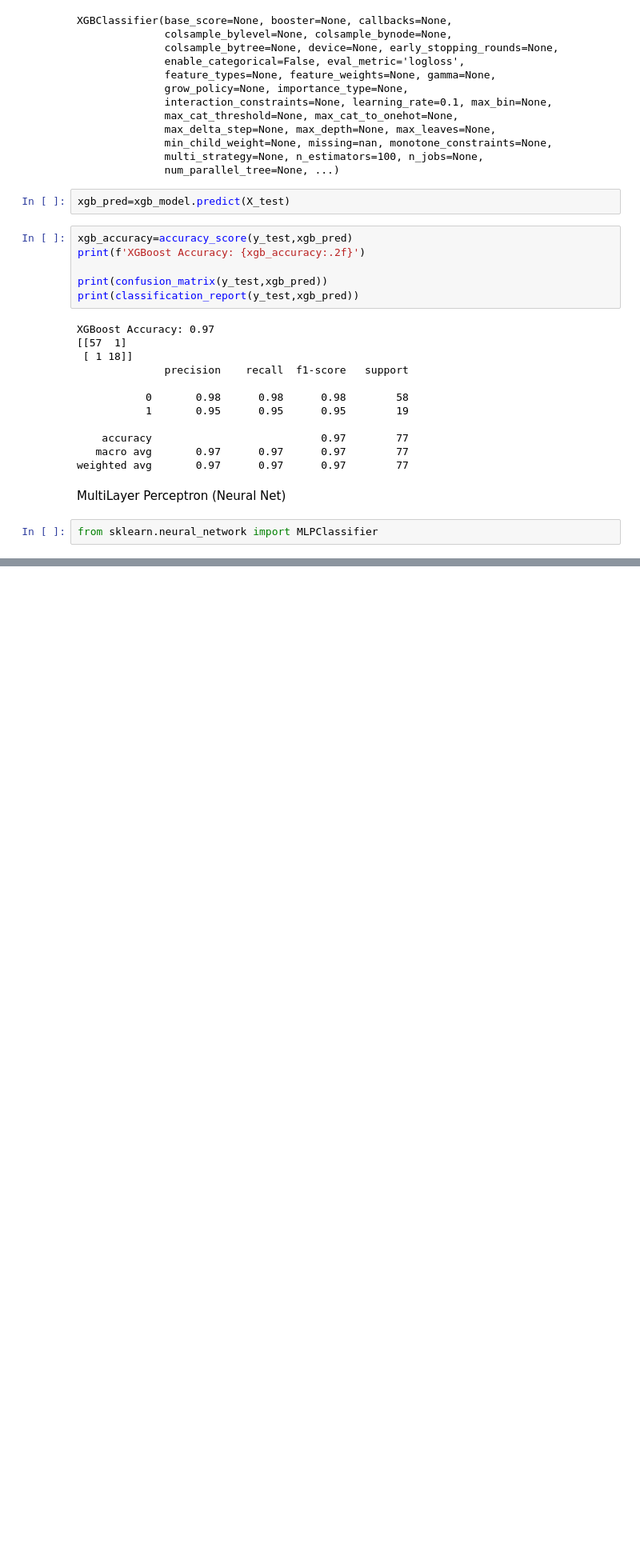
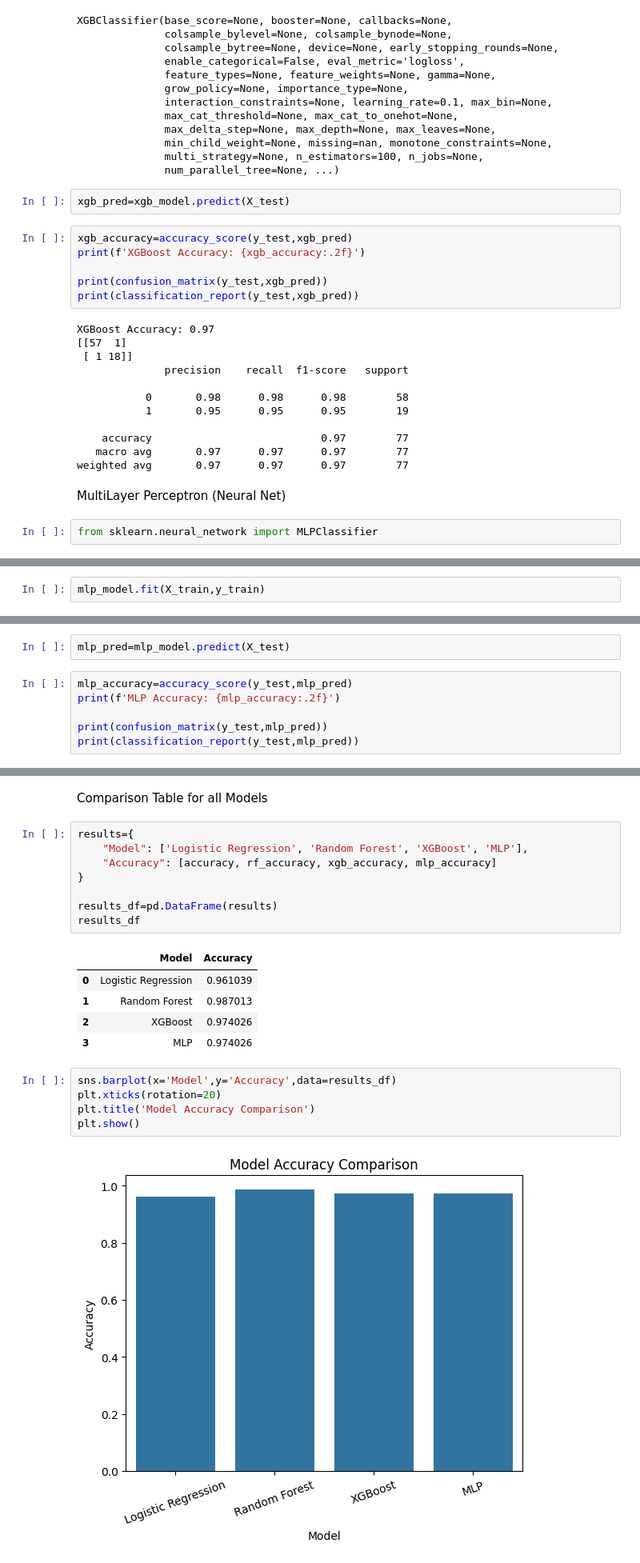
Before and after one commit to AyushBhxrdwaj/ThyroidCancer_recurrence, a Jupyter notebook: main.ipynb, the cells around one changed output, grey strips where cells are left out. Shown at 80% size. Drawn from its saved outputs; the diff is of its cells as text; blank space fills up the shorter version.

```diff
--- a/main.ipynb
+++ b/main.ipynb
@@ -351,0 +358,2 @@ from sklearn.neural_network import MLPClassifier
+# %%
+mlp_model.fit(X_train,y_train)
@@ -351,0 +362,8 @@ from sklearn.neural_network import MLPClassifier
+# %%
+mlp_pred=mlp_model.predict(X_test)
+# %%
+mlp_accuracy=accuracy_score(y_test,mlp_pred)
+print(f'MLP Accuracy: {mlp_accuracy:.2f}')
+
+print(confusion_matrix(y_test,mlp_pred))
+print(classification_report(y_test,mlp_pred))
@@ -351,0 +382,23 @@ from sklearn.neural_network import MLPClassifier
+# %% [markdown]
+Comparison Table for all Models
+# %%
+results={
+    "Model": ['Logistic Regression', 'Random Forest', 'XGBoost', 'MLP'],
+    "Accuracy": [accuracy, rf_accuracy, xgb_accuracy, mlp_accuracy]
+}
+
+results_df=pd.DataFrame(results)
+results_df
+# %% [output]
+|  | Model | Accuracy |
+| 0 | Logistic Regression | 0.961039 |
+| 1 | Random Forest | 0.987013 |
+| 2 | XGBoost | 0.974026 |
+| 3 | MLP | 0.974026 |
+# %%
+sns.barplot(x='Model',y='Accuracy',data=results_df)
+plt.xticks(rotation=20)
+plt.title('Model Accuracy Comparison')
+plt.show()
+# %% [output]
+[figure, added]
```
Also changed, not shown: parts of 9 cells of this notebook, 6 other files.
